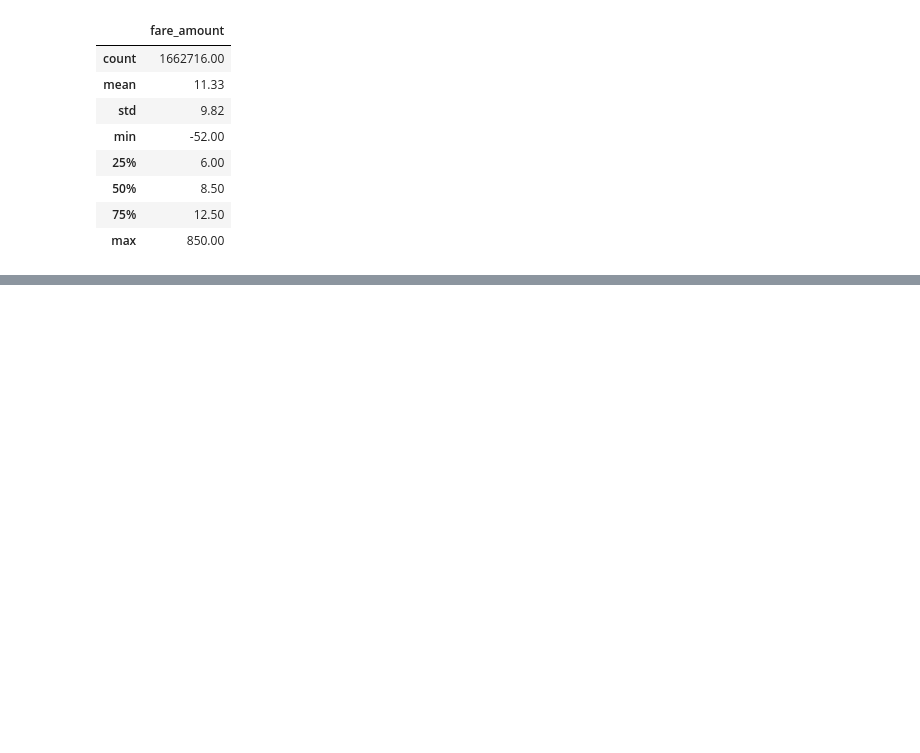
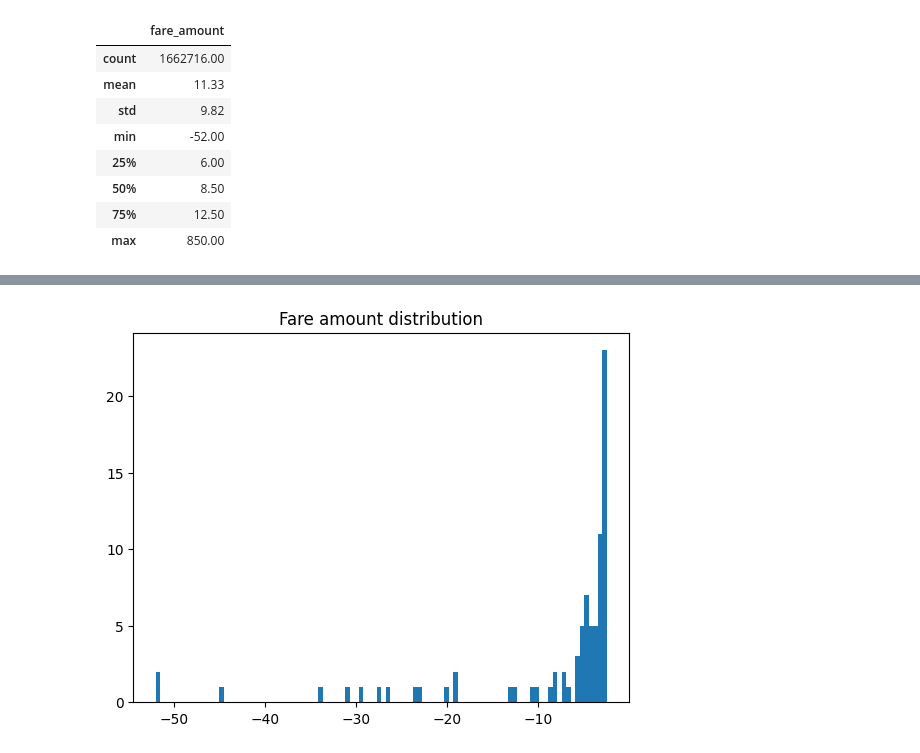
Before and after one commit to DavidGuzzi/DGKaggle, a Jupyter notebook: New York City Taxi Fare Prediction/taxi_fare_prediction_DG.ipynb, the cells around one changed output, grey strips where cells are left out. Saved outputs shown, nothing was run; the diff lists cells and outputs as text; code cells hidden in the pictures; blank space fills up the shorter version.

```diff
--- a/New York City Taxi Fare Prediction/taxi_fare_prediction_DG.ipynb
+++ b/New York City Taxi Fare Prediction/taxi_fare_prediction_DG.ipynb
@@ -88,0 +103,7 @@ df[['fare_amount']].describe()
+# %%
+fig, ax = plt.subplots()
+ax.hist(df[df['fare_amount'] < 0]['fare_amount'], bins=100)
+ax.set_title('Fare amount distribution')
+plt.show()
+# %% [output]
+[figure, added]
```
Also changed, not shown: parts of 6 cells of this notebook.
